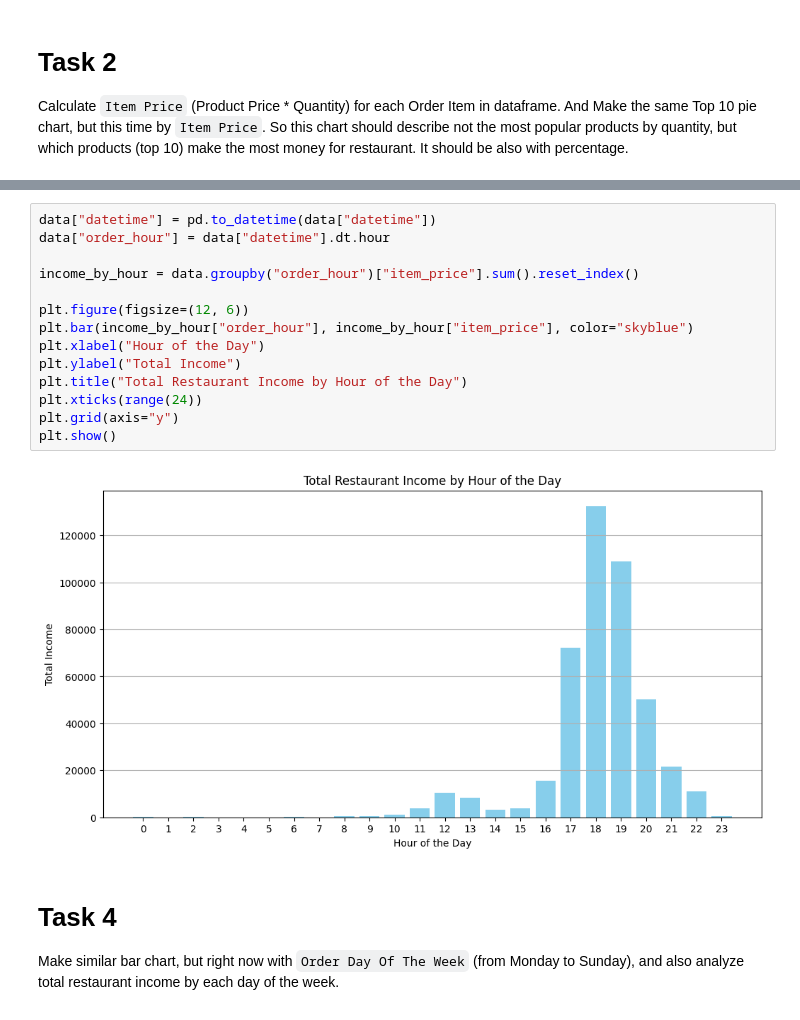
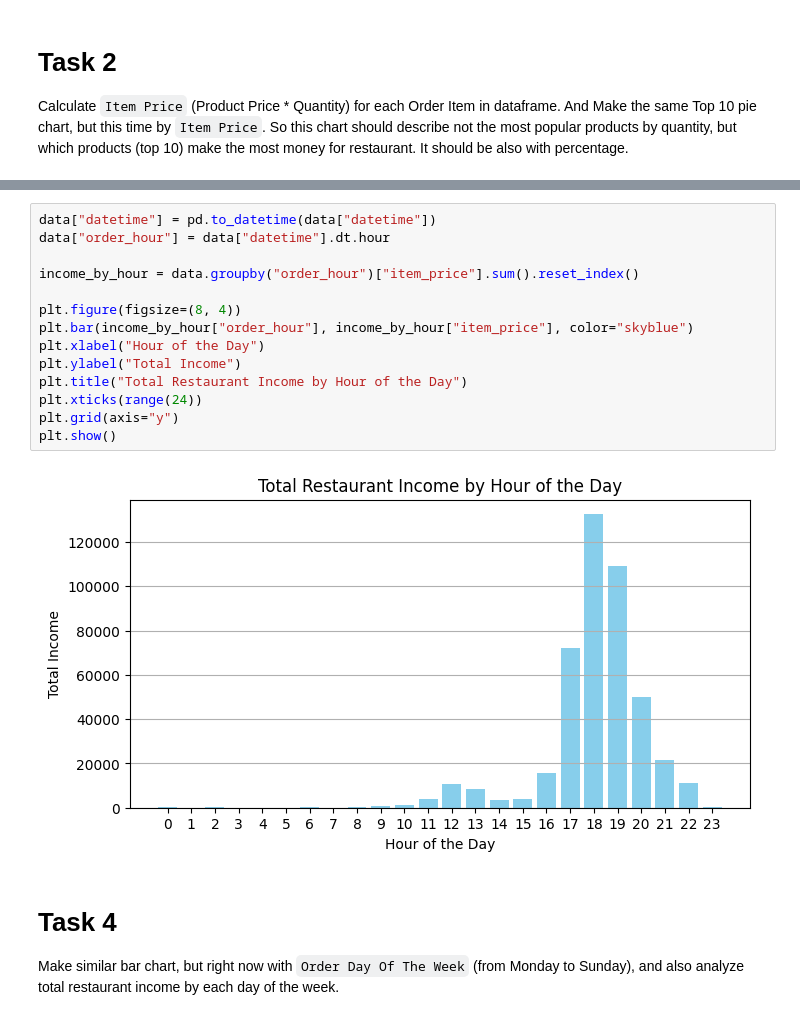
Before and after one commit to Nyxan/py-restaurant-data-analysis, a Jupyter notebook: app/main.ipynb, the cells around one changed output, grey strips where cells are left out. Saved outputs shown, nothing was run; the diff lists cells and outputs as text.

```diff
--- a/app/main.ipynb
+++ b/app/main.ipynb
@@ -113,19 +110,19 @@ Example:
 # %%
 data["datetime"] = pd.to_datetime(data["datetime"])
 data["order_hour"] = data["datetime"].dt.hour
 
 income_by_hour = data.groupby("order_hour")["item_price"].sum().reset_index()
 
-plt.figure(figsize=(12, 6))
+plt.figure(figsize=(8, 4))
 plt.bar(income_by_hour["order_hour"], income_by_hour["item_price"], color="skyblue")
 plt.xlabel("Hour of the Day")
 plt.ylabel("Total Income")
 plt.title("Total Restaurant Income by Hour of the Day")
 plt.xticks(range(24))
 plt.grid(axis="y")
 plt.show()
 # %% [output]
-[figure, old version]
+[figure, new version]
 # %% [markdown]
 # Task 4
 Make similar bar chart, but right now with `Order Day Of The Week` (from Monday to Sunday), and also analyze total restaurant income by each day of the week.
```
Also changed, not shown: parts of 5 cells of this notebook.
